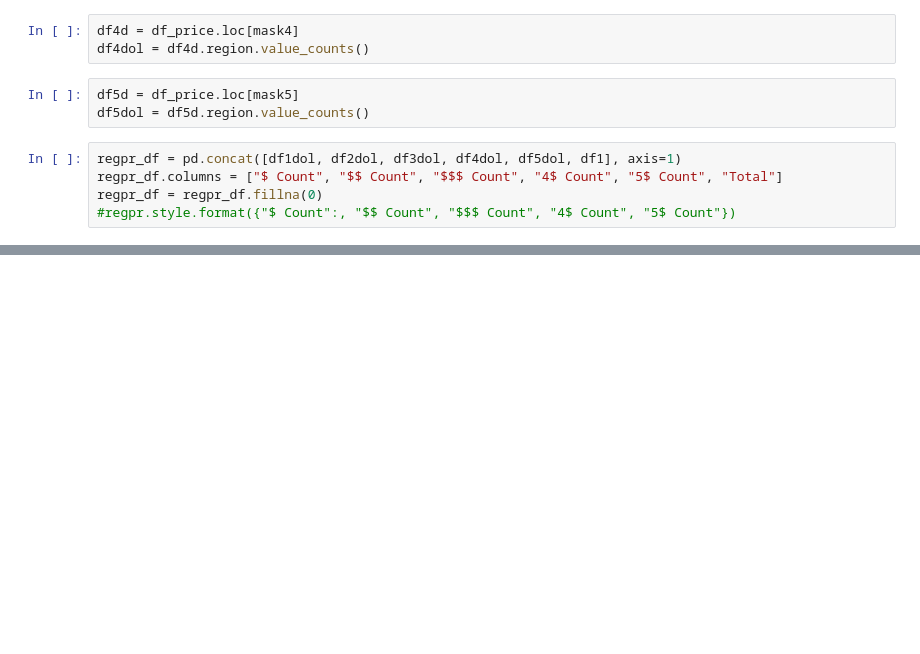
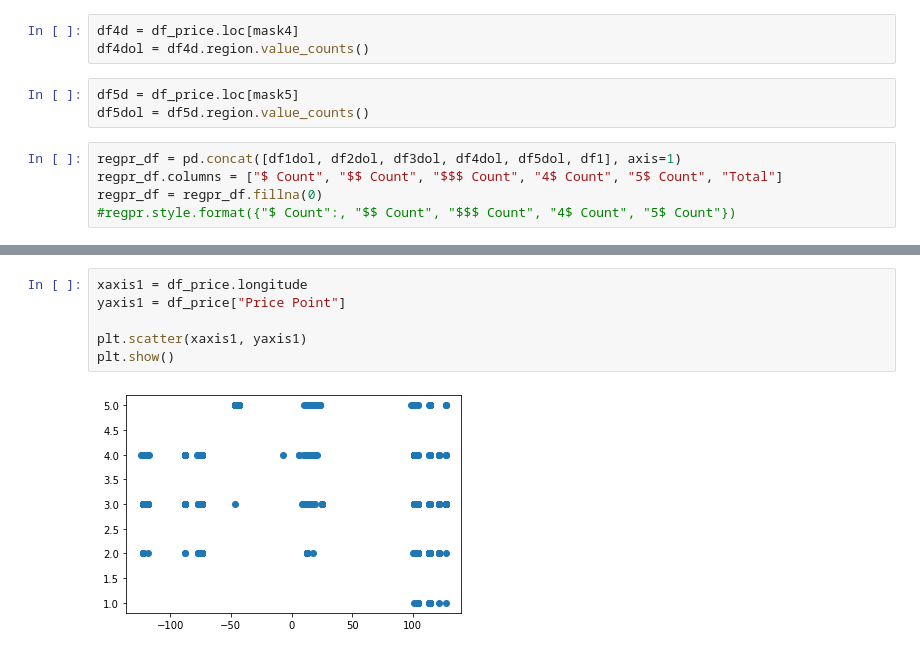
Before and after one commit to EI-github/smu_project1_michelinrestaurants, a Jupyter notebook: Cody_Work/Project 1/Project1.ipynb, the cells around one changed output, grey strips where cells are left out. Saved outputs shown, nothing was run; the diff lists cells and outputs as text; blank space fills up the shorter version.

```diff
--- a/Cody_Work/Project 1/Project1.ipynb
+++ b/Cody_Work/Project 1/Project1.ipynb
@@ -102,0 +147,8 @@ regpr_df.astype(int)
+# %%
+xaxis1 = df_price.longitude
+yaxis1 = df_price["Price Point"]
+
+plt.scatter(xaxis1, yaxis1)
+plt.show()
+# %% [output]
+[figure, added]
```
Also changed, not shown: parts of 12 cells of this notebook, 2 other files.
